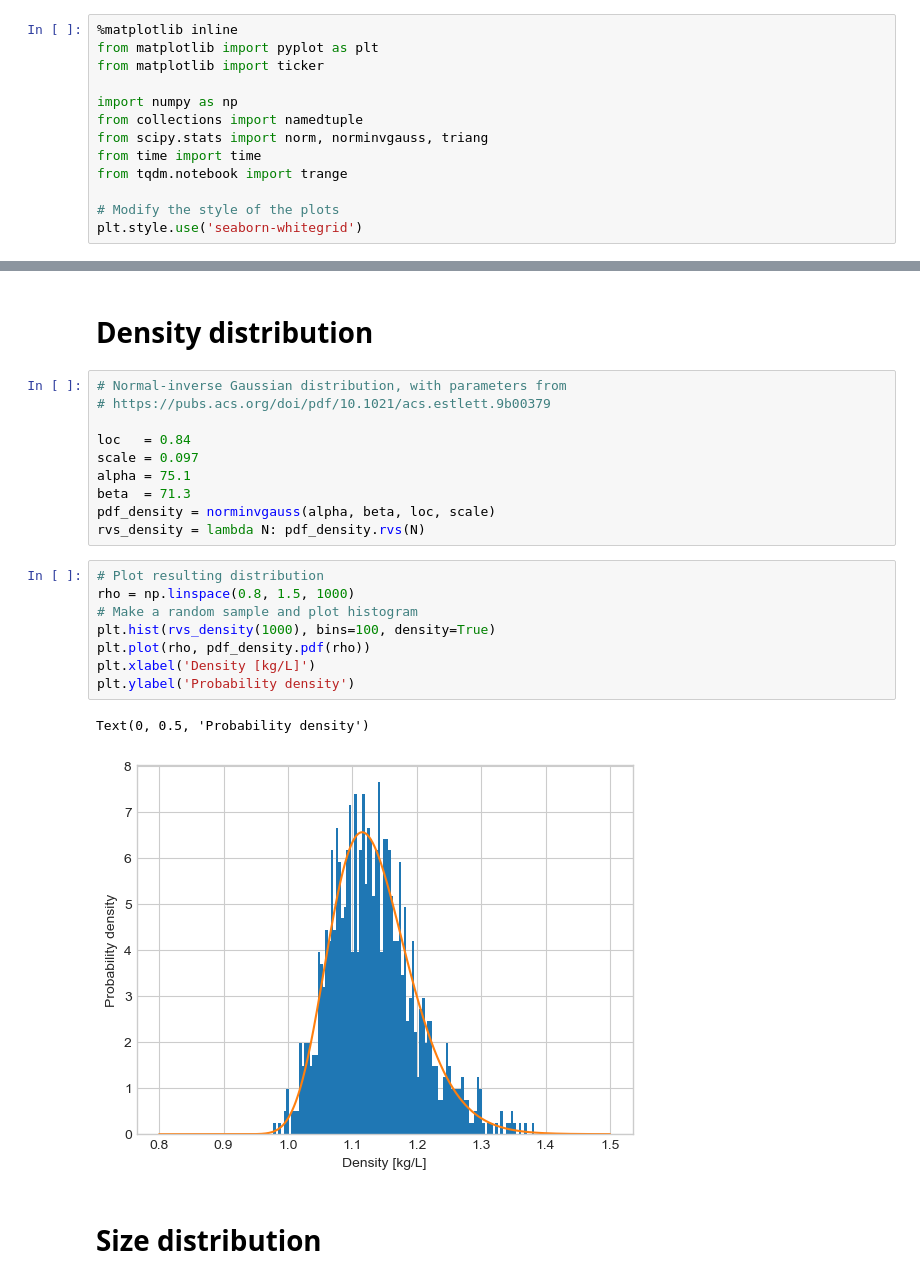
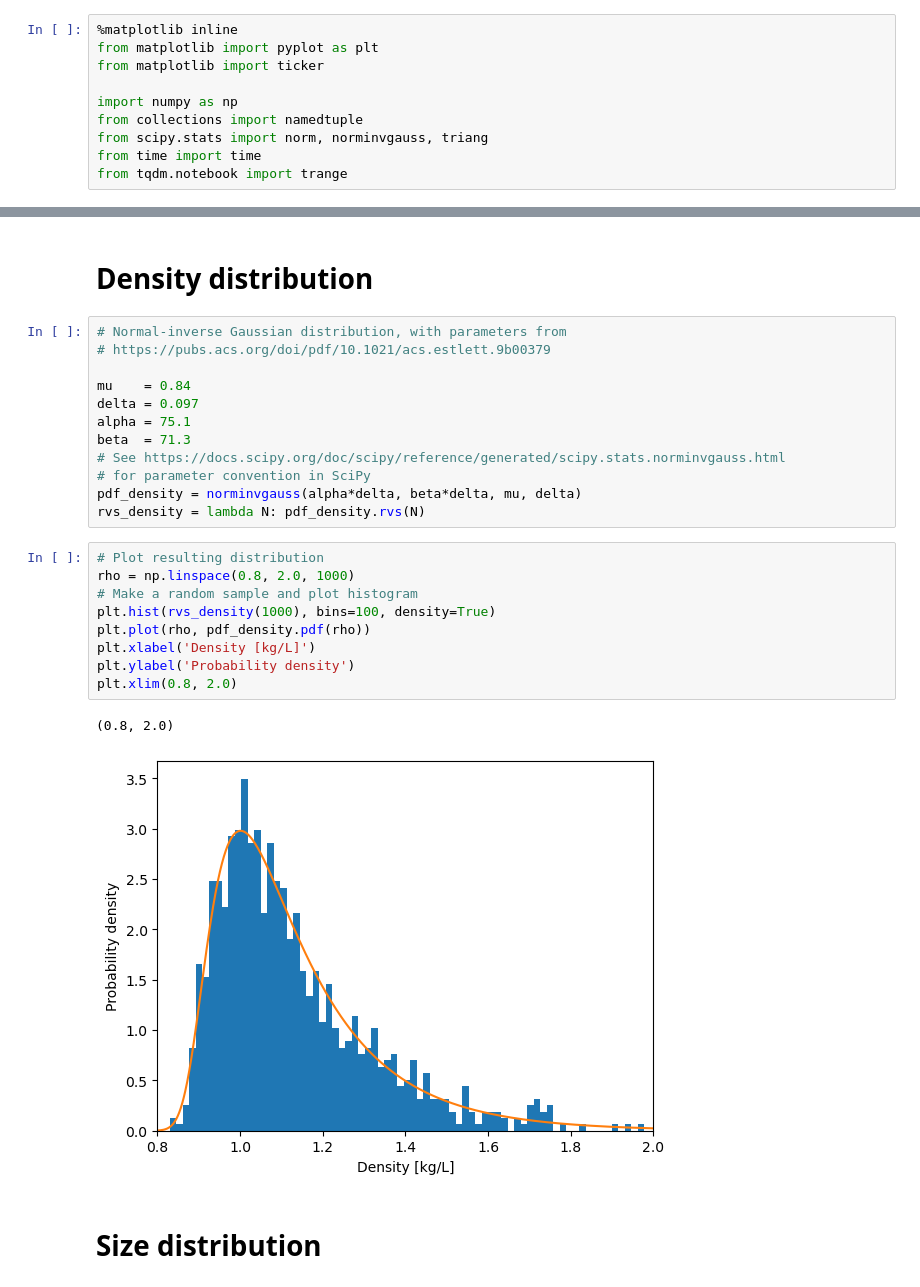
Before and after one commit to nordam/Eulerian-and-Lagrangian-methods, a Jupyter notebook: notebooks/Microplastics-Speed-Distribution.ipynb, the cells around one changed output, grey strips where cells are left out. Saved outputs shown, nothing was run; the diff lists cells and outputs as text.

Commit message:
Corrected density distribution in example notebook

```diff
--- a/notebooks/Microplastics-Speed-Distribution.ipynb
+++ b/notebooks/Microplastics-Speed-Distribution.ipynb
@@ -8,9 +8,6 @@ from collections import namedtuple
 from scipy.stats import norm, norminvgauss, triang
 from time import time
 from tqdm.notebook import trange
-
-# Modify the style of the plots
-plt.style.use('seaborn-whitegrid')
 # %%
 ############################
 #### Physical constants ####
@@ -26,23 +23,26 @@ CONST = PhysicalConstants(g=9.81,      # Acceleration due to gravity (m/s**2)
 # Normal-inverse Gaussian distribution, with parameters from
 # https://pubs.acs.org/doi/pdf/10.1021/acs.estlett.9b00379
 
-loc   = 0.84
-scale = 0.097
+mu    = 0.84
+delta = 0.097
 alpha = 75.1
 beta  = 71.3
-pdf_density = norminvgauss(alpha, beta, loc, scale)
+# See https://docs.scipy.org/doc/scipy/reference/generated/scipy.stats.norminvgauss.html
+# for parameter convention in SciPy
+pdf_density = norminvgauss(alpha*delta, beta*delta, mu, delta)
 rvs_density = lambda N: pdf_density.rvs(N)
 # %%
 # Plot resulting distribution
-rho = np.linspace(0.8, 1.5, 1000)
+rho = np.linspace(0.8, 2.0, 1000)
 # Make a random sample and plot histogram
 plt.hist(rvs_density(1000), bins=100, density=True)
 plt.plot(rho, pdf_density.pdf(rho))
 plt.xlabel('Density [kg/L]')
 plt.ylabel('Probability density')
+plt.xlim(0.8, 2.0)
 # %% [output]
-Text(0, 0.5, 'Probability density')
+(0.8, 2.0)
-[figure, old version]
+[figure, new version]
 # %% [markdown]
 # Size distribution
 # %%
```
Also changed, not shown: parts of 6 cells of this notebook.
